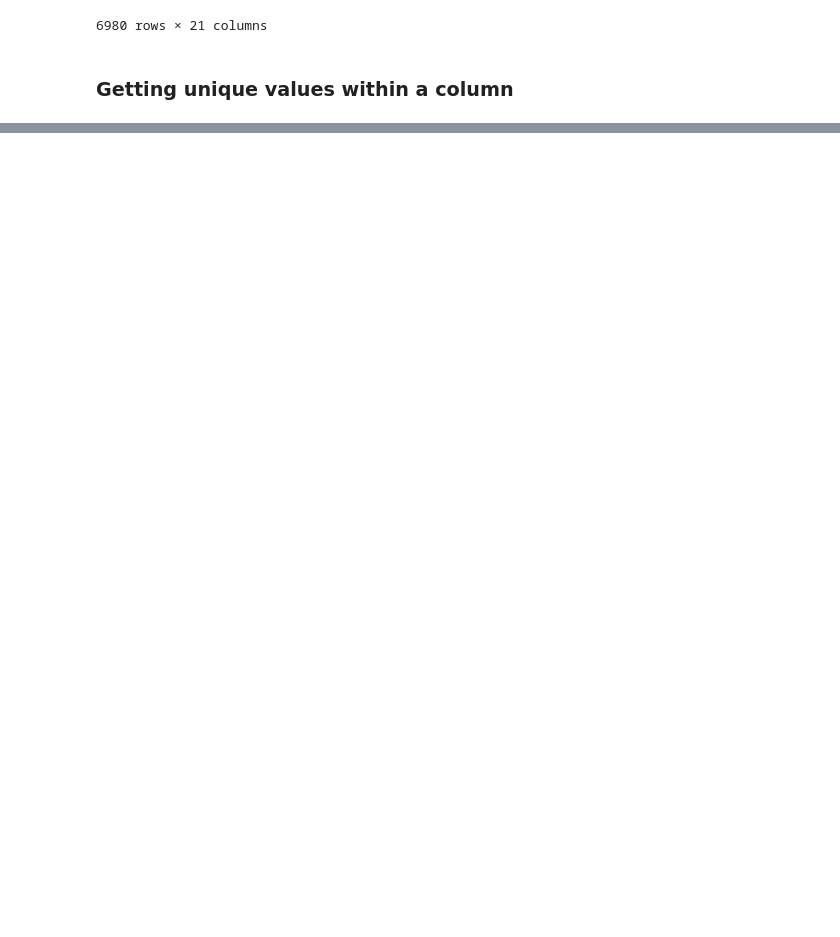
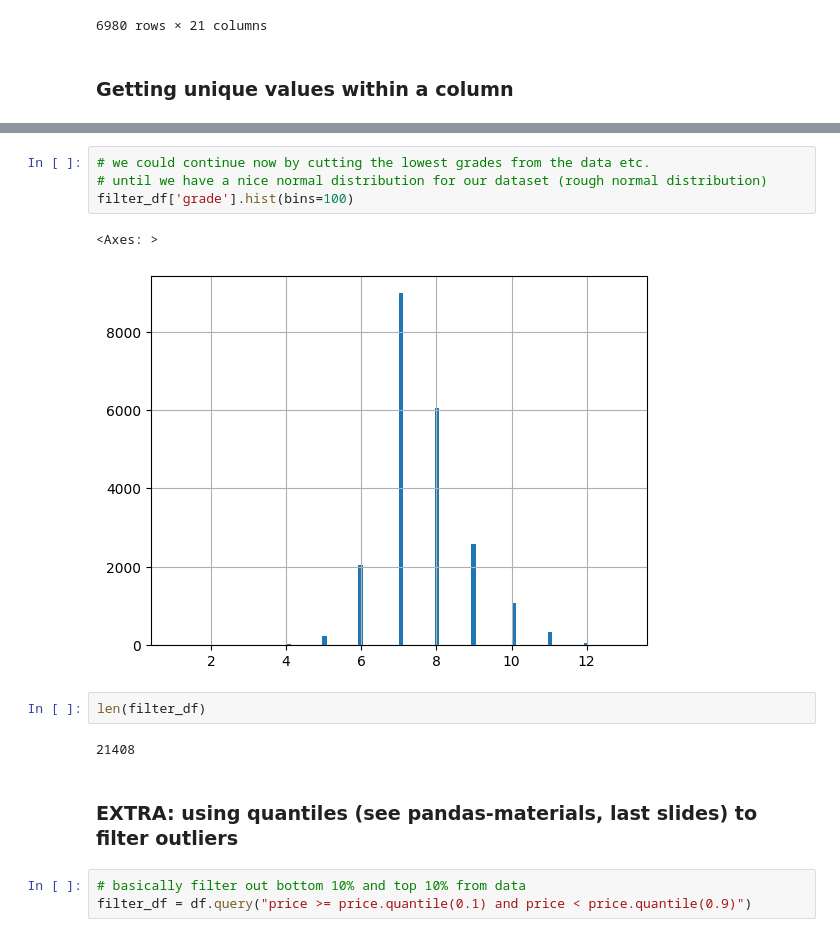
Before and after one commit to tuomasvaltanenLUAS/DataAnalytics2026, a Jupyter notebook: lecture4_pandas_tools/pandas_houses_examples1.ipynb, the cells around one changed output, grey strips where cells are left out. Saved outputs shown, nothing was run; the diff lists cells and outputs as text; blank space fills up the shorter version.

```diff
--- a/lecture4_pandas_tools/pandas_houses_examples1.ipynb
+++ b/lecture4_pandas_tools/pandas_houses_examples1.ipynb
@@ -364,0 +399,16 @@ df2
+# %%
+# we could continue now by cutting the lowest grades from the data etc.
+# until we have a nice normal distribution for our dataset (rough normal distribution)
+filter_df['grade'].hist(bins=100)
+# %% [output]
+<Axes: >
+[figure, added]
+# %%
+len(filter_df)
+# %% [output]
+21408
+# %% [markdown]
+### EXTRA: using quantiles (see pandas-materials, last slides) to filter outliers
+# %%
+# basically filter out bottom 10% and top 10% from data
+filter_df = df.query("price >= price.quantile(0.1) and price < price.quantile(0.9)")
```
Also changed, not shown: parts of 27 cells of this notebook, 2 other files.
